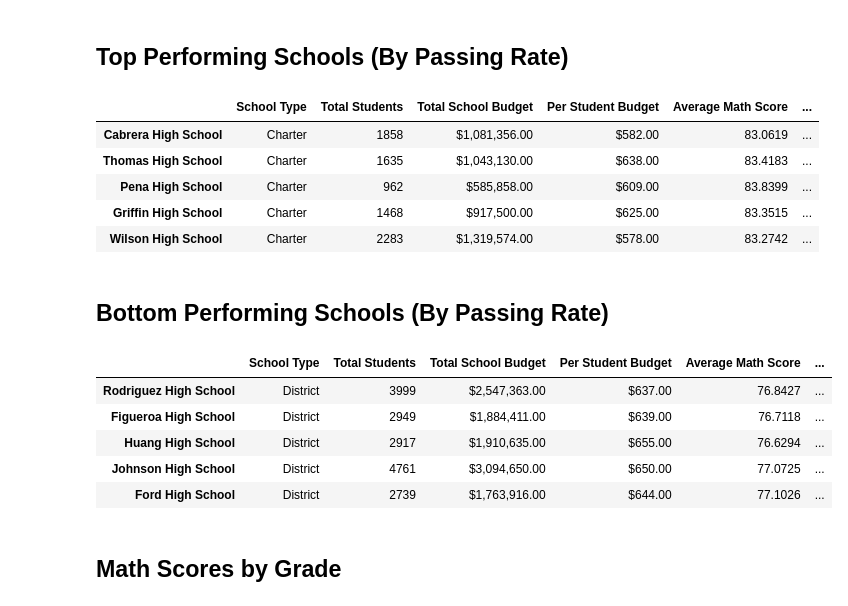
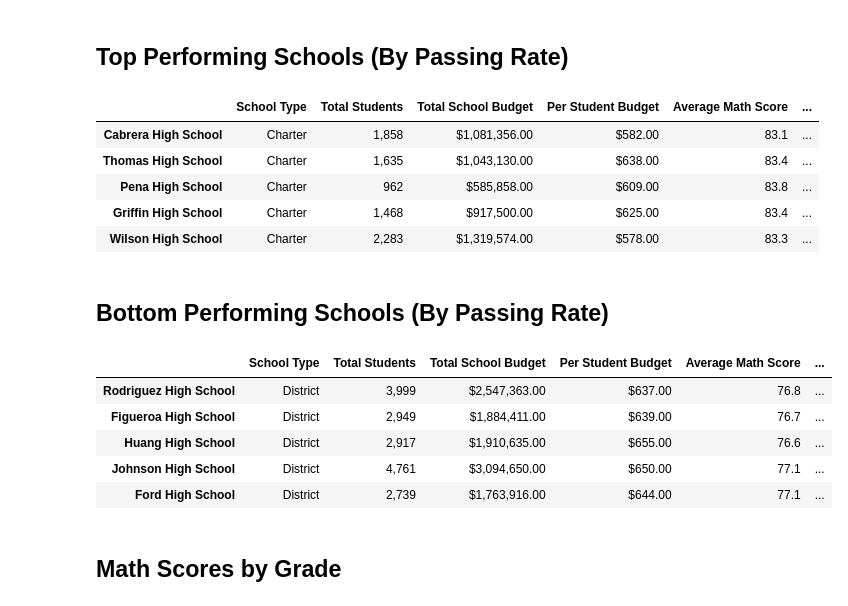
Before and after one commit to tomtav/pandas-challenge, a Jupyter notebook: PyCitySchools/main.ipynb, the cells around one changed output. Cells and saved outputs as stored; diff of their text form; code cells hidden in the pictures.

Commit message:
cleaned up formats

```diff
--- a/PyCitySchools/main.ipynb
+++ b/PyCitySchools/main.ipynb
@@ -134,37 +134,51 @@ schools_summary['% Overall Passing Rate'] = (schools_summary['% Passing Math']+s
 top_schools = schools_summary.sort_values('% Overall Passing Rate', ascending=False)
 
 # display first 5 rows of table
+# with values rounded to 1 decimal placement
+# display `Total Students` values with commas
 # display `Total School Budget` values as currency
 # display `Per Student Budget` values as currency
 (top_schools.head()
+            .round(1)
             .style
-            .format({ 'Total School Budget': '${:,.2f}', 'Per Student Budget': '${:,.2f}' }))
+            .format({
+                'Total Students': '{:,}',
+                'Total School Budget': '${:,.2f}',
+                'Per Student Budget': '${:,.2f}'
+            }))
 # %% [output]
 |  | School Type | Total Students | Total School Budget | Per Student Budget | Average Math Score | ... |
-| Cabrera High School | Charter | 1858 | $1,081,356.00 | $582.00 | 83.0619 | ... |
-| Thomas High School | Charter | 1635 | $1,043,130.00 | $638.00 | 83.4183 | ... |
-| Pena High School | Charter | 962 | $585,858.00 | $609.00 | 83.8399 | ... |
-| Griffin High School | Charter | 1468 | $917,500.00 | $625.00 | 83.3515 | ... |
-| Wilson High School | Charter | 2283 | $1,319,574.00 | $578.00 | 83.2742 | ... |
+| Cabrera High School | Charter | 1,858 | $1,081,356.00 | $582.00 | 83.1 | ... |
+| Thomas High School | Charter | 1,635 | $1,043,130.00 | $638.00 | 83.4 | ... |
+| Pena High School | Charter | 962 | $585,858.00 | $609.00 | 83.8 | ... |
+| Griffin High School | Charter | 1,468 | $917,500.00 | $625.00 | 83.4 | ... |
+| Wilson High School | Charter | 2,283 | $1,319,574.00 | $578.00 | 83.3 | ... |
 # %% [markdown]
 ## Bottom Performing Schools (By Passing Rate)
 # %%
 # retrieve table of top schools sorted in ascending order by Passing Rate
 bottom_schools = schools_summary.sort_values('% Overall Passing Rate', ascending=True)
 
 # display first 5 rows of table
+# with values rounded to 1 decimal placement
+# display `Total Students` values with commas
 # display `Total School Budget` values as currency
 # display `Per Student Budget` values as currency
 (bottom_schools.head()
+            .round(1)
             .style
-            .format({ 'Total School Budget': '${:,.2f}', 'Per Student Budget': '${:,.2f}' }))
+            .format({
+                'Total Students': '{:,}',
+                'Total School Budget': '${:,.2f}',
+                'Per Student Budget': '${:,.2f}'
+            }))
 # %% [output]
 |  | School Type | Total Students | Total School Budget | Per Student Budget | Average Math Score | ... |
-| Rodriguez High School | District | 3999 | $2,547,363.00 | $637.00 | 76.8427 | ... |
-| Figueroa High School | District | 2949 | $1,884,411.00 | $639.00 | 76.7118 | ... |
-| Huang High School | District | 2917 | $1,910,635.00 | $655.00 | 76.6294 | ... |
-| Johnson High School | District | 4761 | $3,094,650.00 | $650.00 | 77.0725 | ... |
-| Ford High School | District | 2739 | $1,763,916.00 | $644.00 | 77.1026 | ... |
+| Rodriguez High School | District | 3,999 | $2,547,363.00 | $637.00 | 76.8 | ... |
+| Figueroa High School | District | 2,949 | $1,884,411.00 | $639.00 | 76.7 | ... |
+| Huang High School | District | 2,917 | $1,910,635.00 | $655.00 | 76.6 | ... |
+| Johnson High School | District | 4,761 | $3,094,650.00 | $650.00 | 77.1 | ... |
+| Ford High School | District | 2,739 | $1,763,916.00 | $644.00 | 77.1 | ... |
 # %%
 # get a sorted list of the school grades
 grades = sorted(list(school_data_complete['grade'].unique()),key=lambda x: int( x.split('th')[0] ))
```
